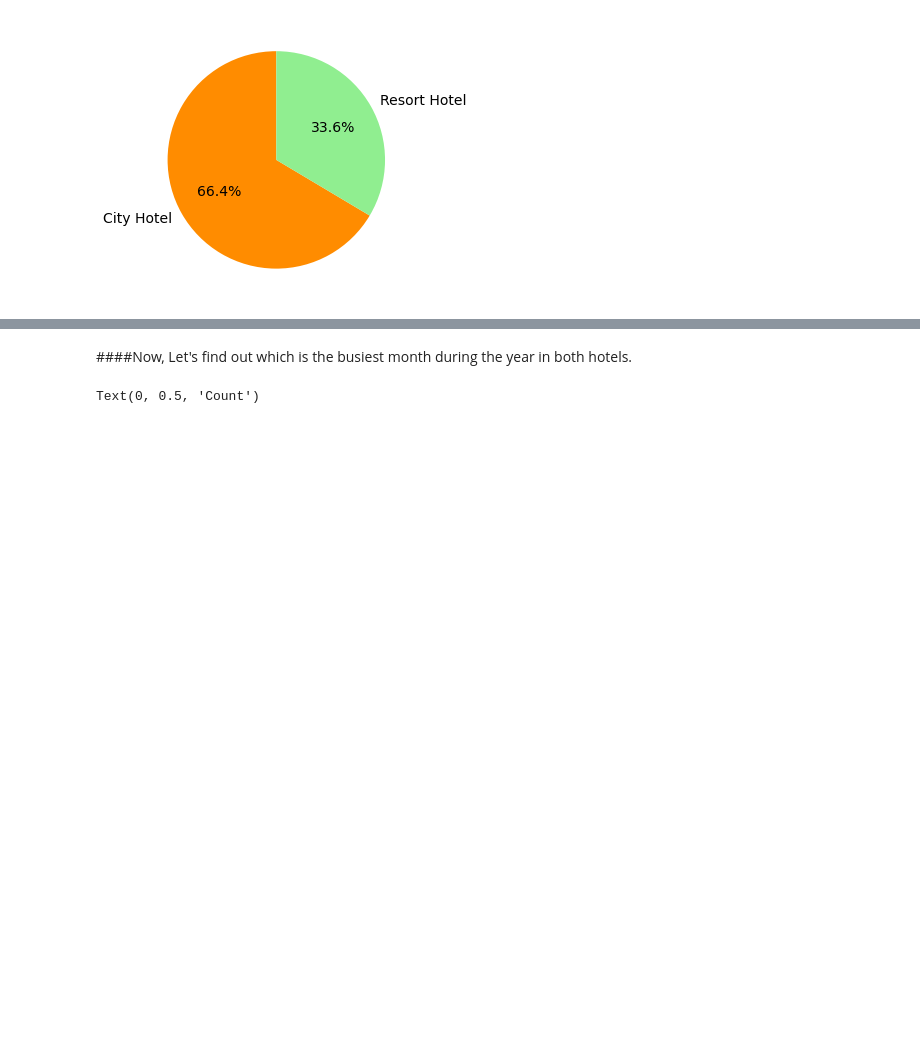
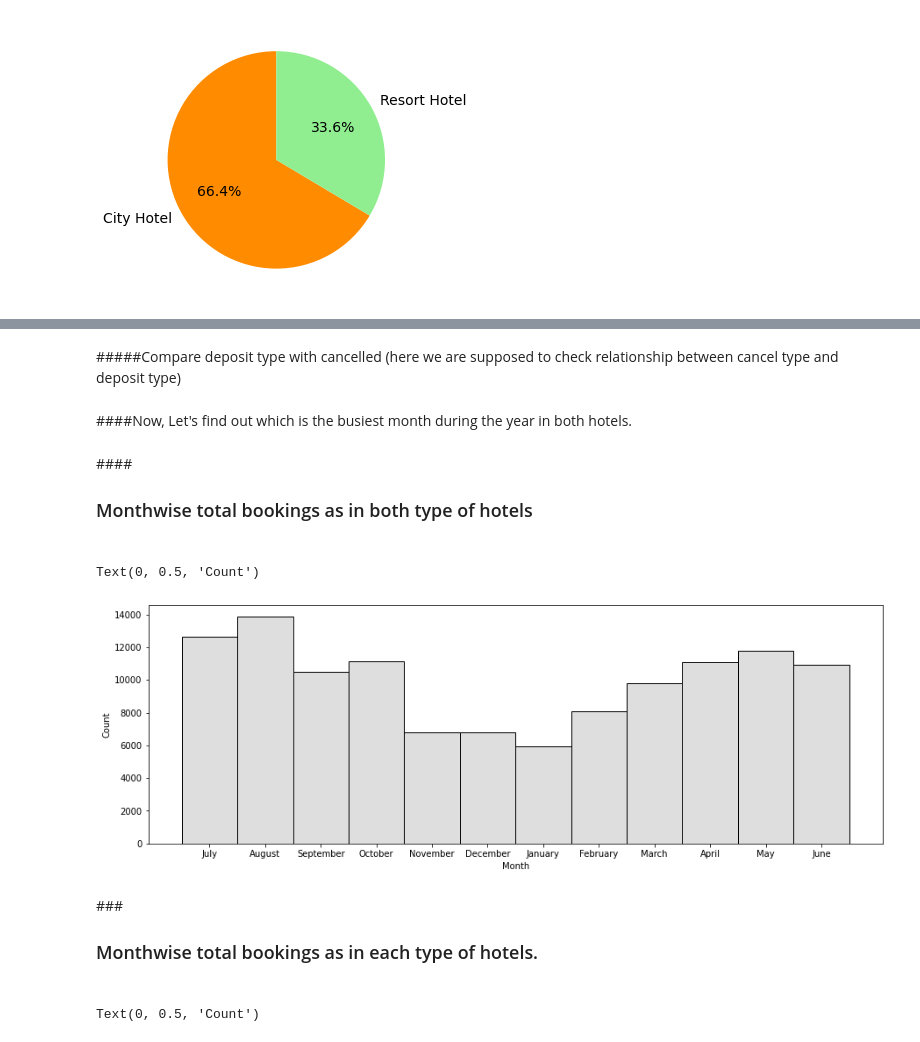
Before and after one commit to Bprs68/Hotel-Booking-Analysis, a Jupyter notebook: Hotel_Booking_Analysis_Capstone_Project.ipynb, the cells around one changed output, grey strips where cells are left out. Drawn from its saved outputs; the diff is of its cells as text; code cells hidden in the pictures; blank space fills up the shorter version.

```diff
--- a/Hotel_Booking_Analysis_Capstone_Project.ipynb
+++ b/Hotel_Booking_Analysis_Capstone_Project.ipynb
@@ -209,5 +221,20 @@ plt.pie(sizes,labels=labels,colors=['darkorange','lightgreen'],autopct='%1.1f%%'
+# %% [markdown]
+#####Compare deposit type with cancelled (here we are supposed to check relationship between cancel type and deposit type)
 # %% [markdown]
 ####Now, Let's find out which is the busiest month during the year in both hotels.
+# %% [markdown]
+####<h3>Monthwise total bookings as in both type of hotels<h3>
+# %%
+plt.figure(figsize=(15,5))
+#
+sns.histplot(data = df[['hotel', 'arrival_date_month']], x='arrival_date_month', color='lightgrey')
+plt.xlabel('Month')
+plt.ylabel('Count')
+# %% [output]
+Text(0, 0.5, 'Count')
+[figure, added]
+# %% [markdown]
+###<h3>Monthwise total bookings as in each type of hotels.<h3>
 # %%
 plt.figure(figsize=(20,5))
 
```
Also changed, not shown: parts of 65 cells of this notebook.
